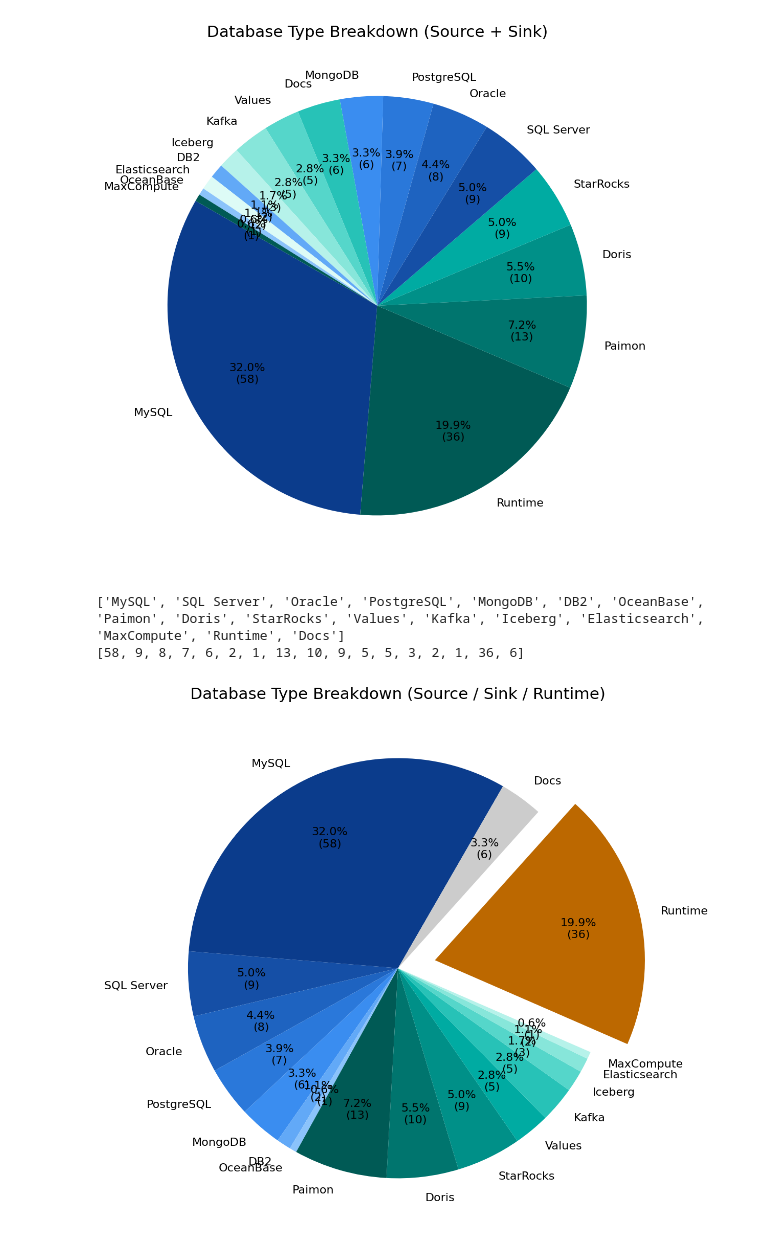
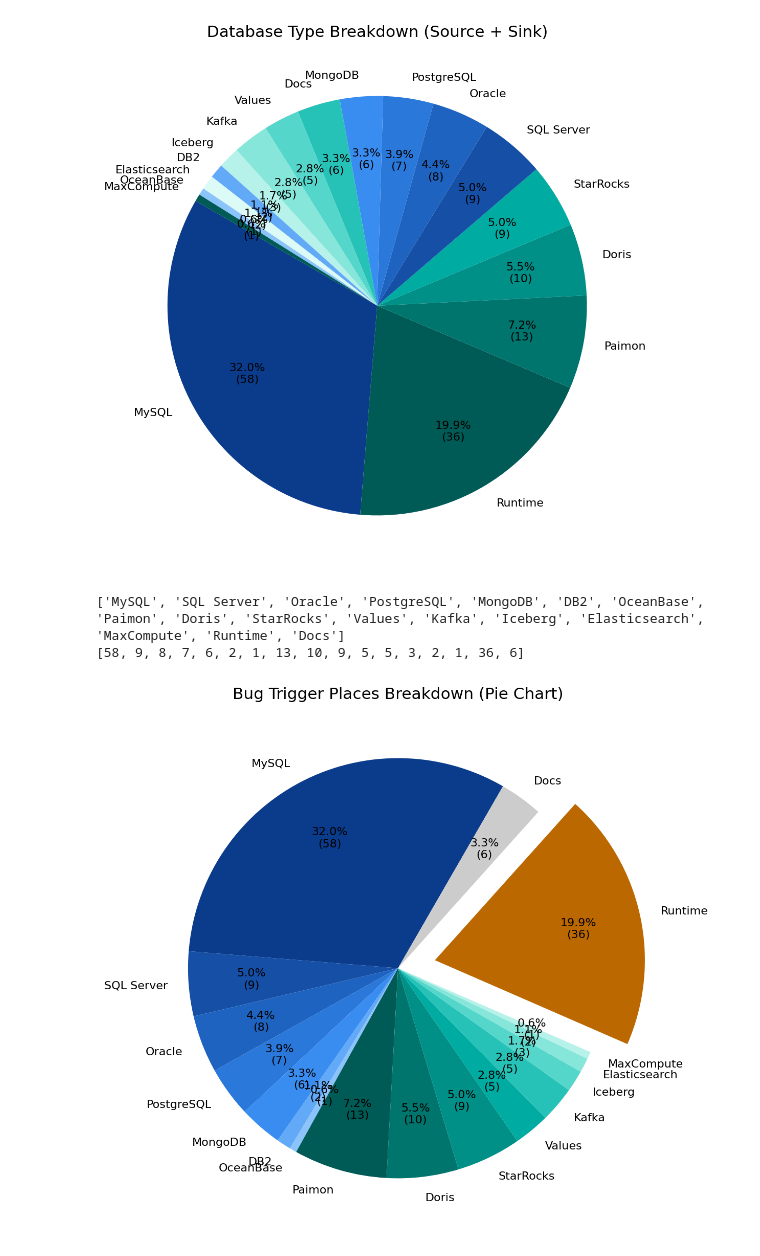
Before and after one commit to edwardzcn-decade/gh-easy-crawler, a Jupyter notebook: plot/scripts/plot_notebook.ipynb, the cells around one changed output. Saved outputs shown, nothing was run; the diff lists cells and outputs as text; code cells hidden in the pictures.

```diff
--- a/plot/scripts/plot_notebook.ipynb
+++ b/plot/scripts/plot_notebook.ipynb
@@ -337,35 +340,35 @@ for lab in reordered_labels:
     # if lab in source_set:
     #     reordered_explode.append(0.09)
     # elif lab in sink_set:
     #     reordered_explode.append(0.12)
     if lab == "Runtime":
         reordered_explode.append(0.18)
     elif lab == "Docs":
        reordered_explode.append(0.00)
     else:
         reordered_explode.append(0.00)
 
 fig1_2, ax1_2 = plt.subplots(figsize=(8, 7))
 
 ax1_2.pie(
     reordered_values,
     labels=reordered_labels,
     colors=reordered_colors,
     explode=reordered_explode,
     startangle=60,
     autopct=lambda pct: autopct_fmt(pct, values),
     pctdistance=0.70,
     textprops={"fontsize": 10},
     # wedgeprops={"linewidth": 1.0, "edgecolor": "white"},
 )
 
-ax1_2.set_title("Database Type Breakdown (Source / Sink / Runtime)", fontsize=14)
+ax1_2.set_title("Bug Trigger Places Breakdown (Pie Chart)", fontsize=14)
 fig1_2.tight_layout()
 plt.show()
 # %% [output]
 ['MySQL', 'SQL Server', 'Oracle', 'PostgreSQL', 'MongoDB', 'DB2', 'OceanBase', 'Paimon', 'Doris', 'StarRocks', 'Values', 'Kafka', 'Iceberg', 'Elasticsearch', 'MaxCompute', 'Runtime', 'Docs']
 [58, 9, 8, 7, 6, 2, 1, 13, 10, 9, 5, 5, 3, 2, 1, 36, 6]
-[figure, old version]
+[figure, new version]
 # %%
 fig1_3, ax1_3 = plt.subplots(figsize=(10,6))
 # We reuse: reordered_labels, reordered_values, reordered_colors
```
Also changed, not shown: parts of 10 cells of this notebook.
